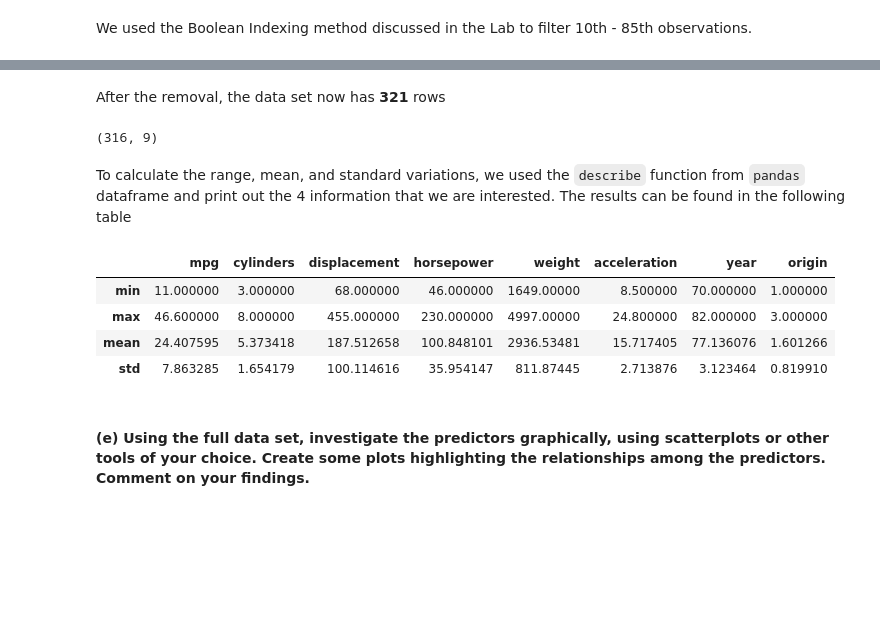
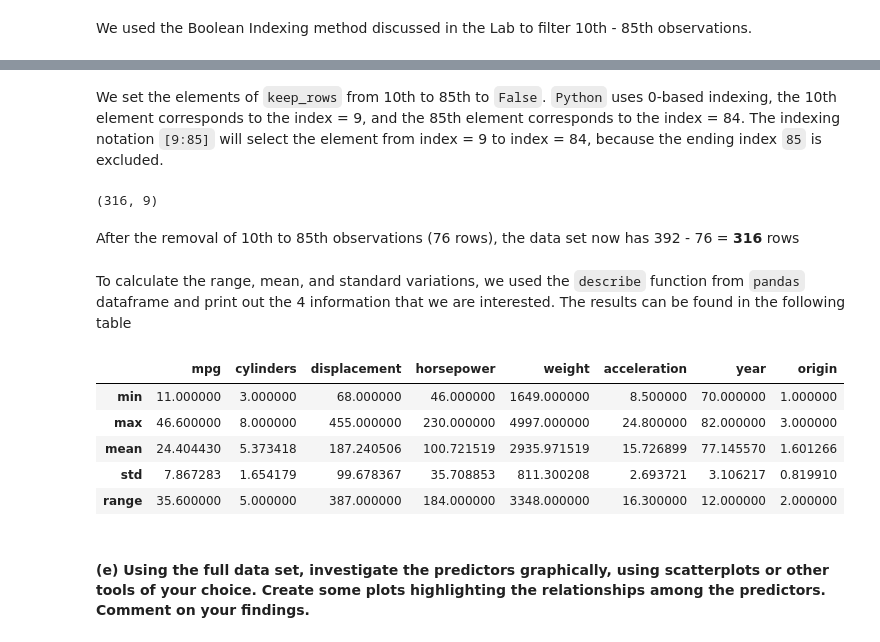
Before and after one commit to haily835/Comp-8590-Statistical-Learning, a Jupyter notebook: Assignment 1/Question 3 Applied.ipynb, the cells around one changed output, grey strips where cells are left out. Saved outputs shown, nothing was run; the diff lists cells and outputs as text; code cells hidden in the pictures; blank space fills up the shorter version.

```diff
--- a/Assignment 1/Question 3 Applied.ipynb
+++ b/Assignment 1/Question 3 Applied.ipynb
@@ -7,11 +7,7 @@ First we imported the data set by reading `Auto.csv` using pandas
 # %%
 import pandas as pd
 import numpy as np
-import matplotlib as plt
-
-Auto = pd.read_csv('Auto.data',
-                   na_values=['?'],
-                   delim_whitespace=True)
+Auto = pd.read_csv('Auto.data', na_values=['?'], delim_whitespace=True)
 Auto.shape
 # %% [output]
 (397, 9)
@@ -112,23 +106,27 @@ Set the elements from 10 to 85 to `False`
-# %%
-keep_rows[10:86] = False
+# %% [markdown]
+We set the elements of `keep_rows` from 10th to 85th  to `False`. `Python` uses 0-based indexing, the 10th element corresponds to the index = 9, and the 85th element corresponds to the index = 84. The indexing notation `[9:85]` will select the element from index = 9 to index = 84, because the ending index `85` is excluded.
+# %%
+keep_rows[9:85] = False
+Auto_filtered = Auto[keep_rows]
+Auto_filtered.shape
+# %% [output]
+(316, 9)
 # %% [markdown]
-After the removal, the data set now has **321** rows
+After the removal of 10th to 85th observations (76 rows), the data set now has 392 - 76 = **316** rows
-# %%
-Auto_filtered = Auto[keep_rows]
-Auto_filtered.shape
-# %% [output]
-(316, 9)
 # %% [markdown]
 To calculate the range, mean, and standard variations, we used the `describe` function from `pandas` dataframe and print out the 4 information that we are interested. The results can be found in the following table
 # %%
 descriptions = ['min', 'max', 'mean', 'std']
-Auto_filtered.describe().loc[descriptions, :]
+report = Auto_filtered.describe().loc[descriptions, :]
+report.loc['range'] = report.loc['max'] - report.loc['min']
+report
 # %% [output]
 |  | mpg | cylinders | displacement | horsepower | weight | acceleration | year | origin |
-| min | 11.000000 | 3.000000 | 68.000000 | 46.000000 | 1649.00000 | 8.500000 | 70.000000 | 1.000000 |
-| max | 46.600000 | 8.000000 | 455.000000 | 230.000000 | 4997.00000 | 24.800000 | 82.000000 | 3.000000 |
-| mean | 24.407595 | 5.373418 | 187.512658 | 100.848101 | 2936.53481 | 15.717405 | 77.136076 | 1.601266 |
-| std | 7.863285 | 1.654179 | 100.114616 | 35.954147 | 811.87445 | 2.713876 | 3.123464 | 0.819910 |
+| min | 11.000000 | 3.000000 | 68.000000 | 46.000000 | 1649.000000 | 8.500000 | 70.000000 | 1.000000 |
+| max | 46.600000 | 8.000000 | 455.000000 | 230.000000 | 4997.000000 | 24.800000 | 82.000000 | 3.000000 |
+| mean | 24.404430 | 5.373418 | 187.240506 | 100.721519 | 2935.971519 | 15.726899 | 77.145570 | 1.601266 |
+| std | 7.867283 | 1.654179 | 99.678367 | 35.708853 | 811.300208 | 2.693721 | 3.106217 | 0.819910 |
+| range | 35.600000 | 5.000000 | 387.000000 | 184.000000 | 3348.000000 | 16.300000 | 12.000000 | 2.000000 |
 # %% [markdown]
 #### (e) Using the full data set, investigate the predictors graphically, using scatterplots or other tools of your choice. Create some plots highlighting the relationships among the predictors. Comment on your findings.
 # %% [markdown]
```
Also changed, not shown: parts of 10 cells of this notebook.
